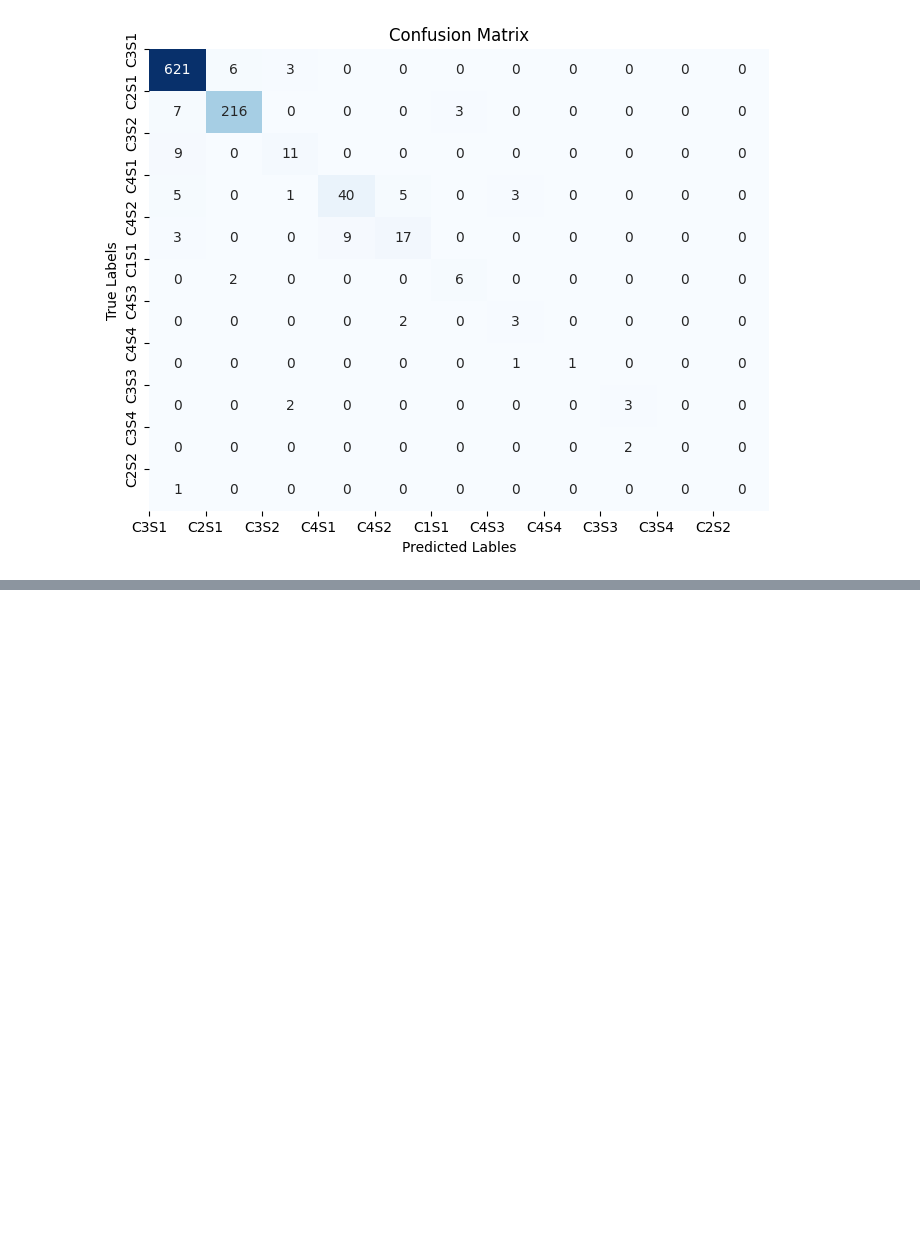
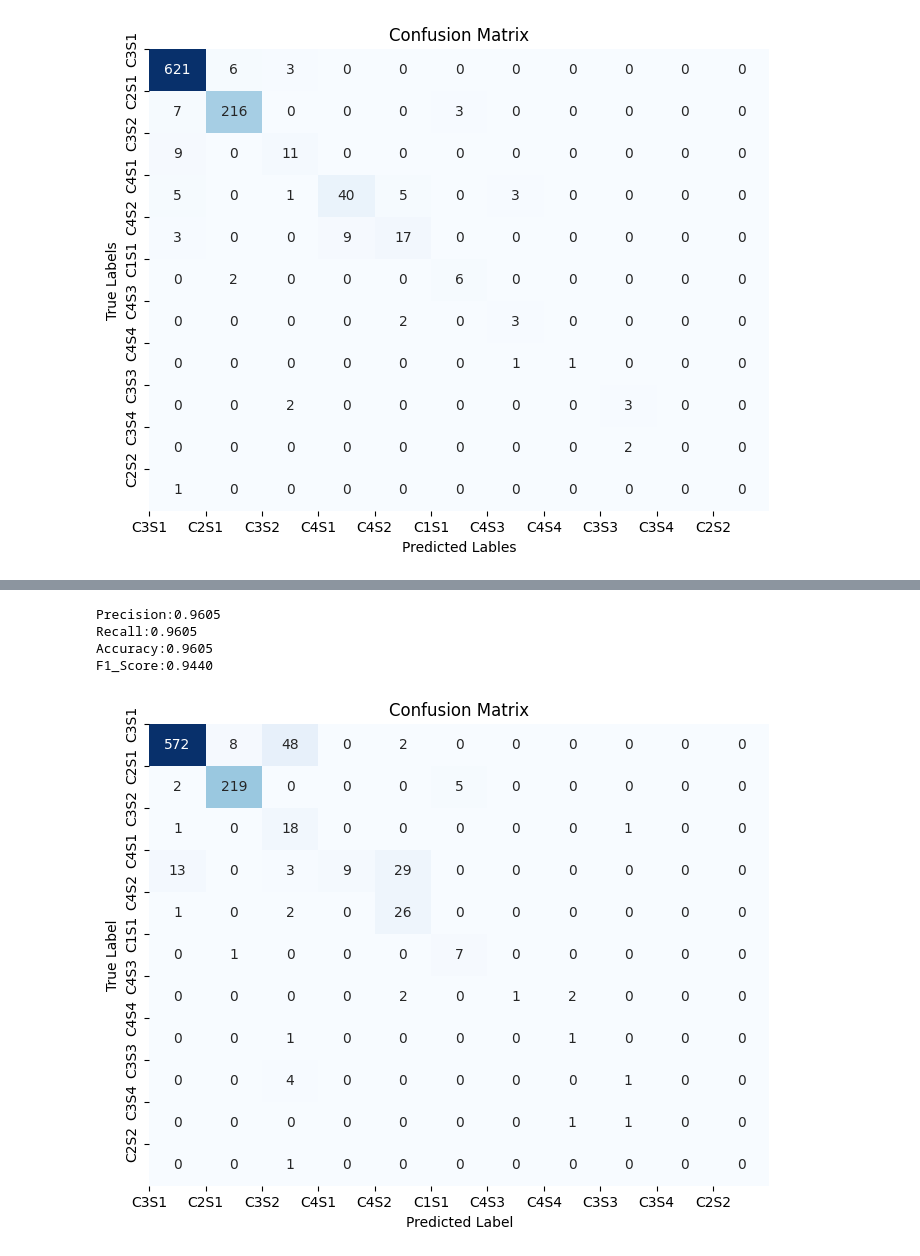
Before and after one commit to heckop/GroundWater_analyzer, a Jupyter notebook: Softmax_Implementation_And_Data_Preprocessing/SoftmaxRegression.ipynb, the cells around one changed output, grey strips where cells are left out. Drawn from its saved outputs; the diff is of its cells as text; code cells hidden in the pictures; blank space fills up the shorter version.

```diff
--- a/Softmax_Implementation_And_Data_Preprocessing/SoftmaxRegression.ipynb
+++ b/Softmax_Implementation_And_Data_Preprocessing/SoftmaxRegression.ipynb
@@ -339,0 +535,8 @@ F1_Score:0.9290
+# %%
+softmax_model_changed.evaluate(X_test,y_test,True)
+# %% [output]
+Precision:0.9605
+Recall:0.9605
+Accuracy:0.9605
+F1_Score:0.9440
+[figure, added]
```
Also changed, not shown: parts of 12 cells of this notebook, 2 other files.
